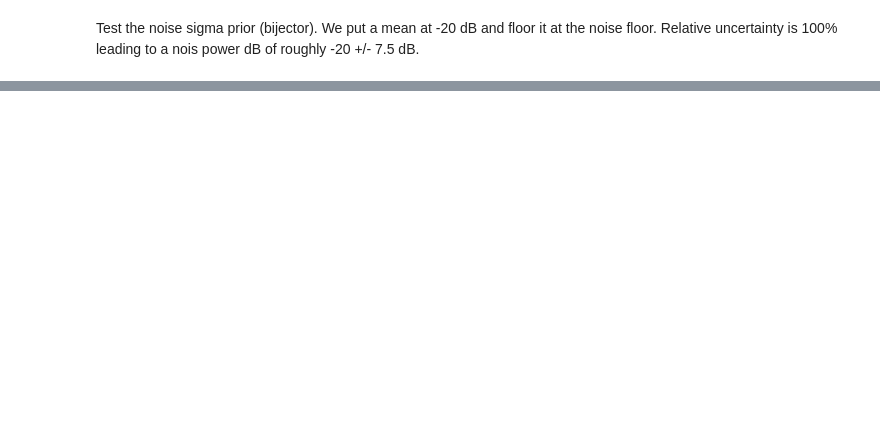
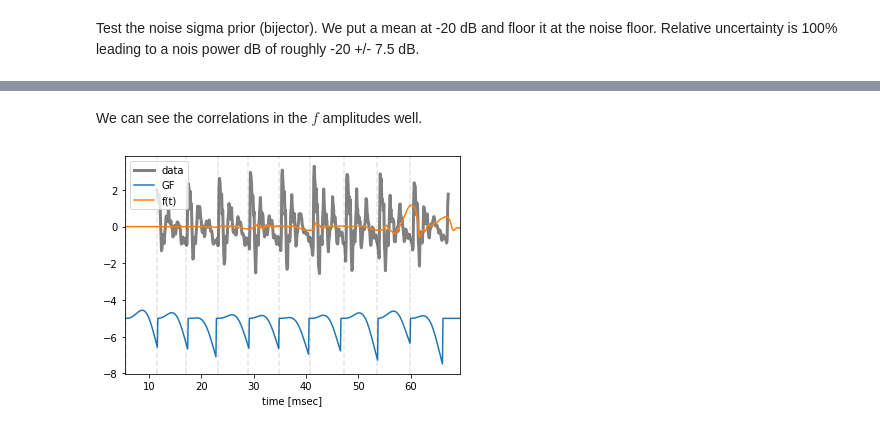
Before and after one commit to mvsoom/thesis-py, a Jupyter notebook: inv/test.ipynb, the cells around one changed output, grey strips where cells are left out. Drawn from its saved outputs; the diff is of its cells as text; code cells hidden in the pictures; blank space fills up the shorter version.

```diff
--- a/inv/test.ipynb
+++ b/inv/test.ipynb
@@ -291,0 +122,29 @@ jax.jit(func)(x, y, g)
+# %% [markdown]
+We can see the correlations in the $f$ amplitudes well.
+# %%
+theta = prior.sample(seed=jaxkey())
+noise_sigma, theta_source, theta_filter = model.unpack_theta(theta, hyper)
+offset = model.get_offset(theta_source, hyper)
+
+hyper2 = process.hyper_fullt(hyper)
+
+R = model.full_kernelmatrix_root(
+    theta_source, theta_filter, hyper2, convolve=True
+)
+
+R_gfd = model.full_kernelmatrix_root(
+    theta_source, theta_filter, hyper2, convolve=False, integrate=True
+)
+
+w = model.randf(hyper)
+
+plot(hyper['data']['t'], hyper['data']['d'], color="grey", label="data", lw=3)
+
+plot(hyper['data']['fullt'], R_gfd @ w - 5, label="GF")
+plot(hyper['data']['fullt'], R @ w, label="f(t)")
+for tp in offset: axvline(tp, ls="--", color="black", alpha=.1)
+xlabel("time [msec]")
+setxlim(R_gfd @ w)
+legend();
+# %% [output]
+[figure, added]
```
Also changed, not shown: parts of 22 cells of this notebook, 9 other files.
